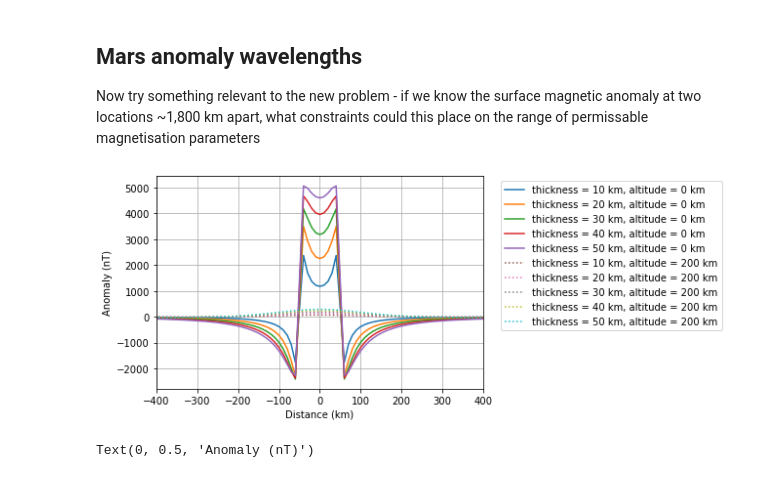
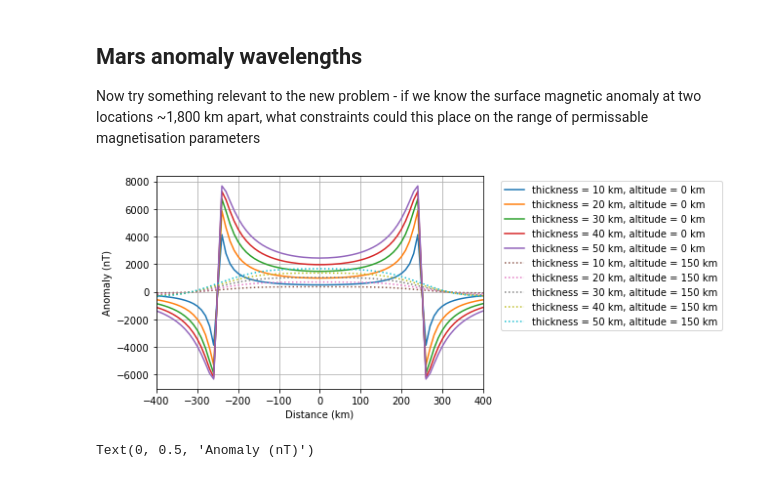
Before and after one commit to siwill22/mars, a Jupyter notebook: mbox.ipynb, the cells around one changed output. Cells and saved outputs as stored; diff of their text form; code cells hidden in the pictures.

```diff
--- a/mbox.ipynb
+++ b/mbox.ipynb
@@ -266,42 +266,42 @@ Now try something relevant to the new problem - if we know the surface magnetic
 # - zero (for surface observation)
 # - 200 km (for comparison withe value of Langlais' anomaly map)
 
-prism_width = 100.
+prism_width = 500.
 layer_depth = 2.
 layer_thickness = 20.
 
-observation_altitude = 0.
+observation_altitude = 0.2
 results = []
 for layer_thickness in np.arange(10,55,10):
 
     result = anomaly_amplitude(layer_thickness, layer_depth, prism_width, magnetisation,
                                observation_altitude = observation_altitude)
 
     results.append(np.max(result[1])-np.min(result[1]))
     plt.plot(result[0],result[1], label='thickness = {:0.0f} km, altitude = {:0.0f} km'.format(layer_thickness, observation_altitude))
 
 #plt.plot(np.arange(5,55,5),results,label='m = {:0.0f}, Altitude = {:0.0f} km'.format(magnetisation,observation_altitude))
 
-observation_altitude = 200.
+observation_altitude = 150.
 results = []
 for layer_thickness in np.arange(10,55,10):
 
     result = anomaly_amplitude(layer_thickness, layer_depth, prism_width, magnetisation,
                                observation_altitude = observation_altitude)
 
     results.append(np.max(result[1])-np.min(result[1]))
     plt.plot(result[0],result[1], ':', label='thickness = {:0.0f} km, altitude = {:0.0f} km'.format(layer_thickness, observation_altitude))
 
 #plt.plot(np.arange(5,55,5),results, ':', label='m = {:0.0f}, Altitude = {:0.0f} km'.format(magnetisation,observation_altitude))
 
 plt.xlim(-400,400)
 plt.legend(bbox_to_anchor=(1.04,1), loc="upper left")
 plt.grid()
 plt.xlabel('Distance (km)')
 plt.ylabel('Anomaly (nT)')
 plt.show()
 # %% [output]
-[figure, old version]
+[figure, new version]
 # %%
 # This figure is an attempt to quantify the peak amplitude for anomalies due to the same body
 # at the surface (solid curves) and at satellite altitude (dashed curves), and how this
```
Also changed, not shown: parts of 1 cell of this notebook.
